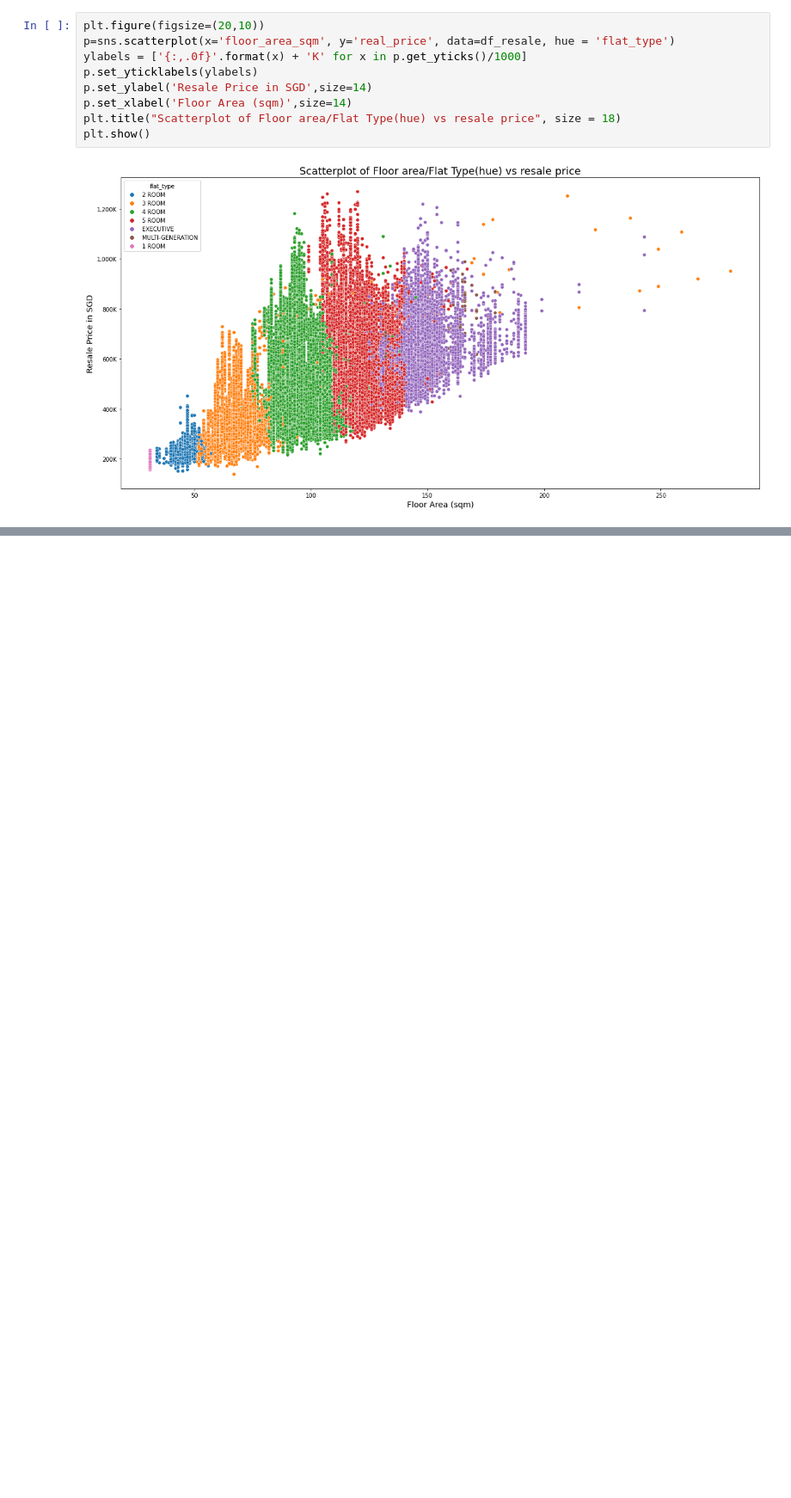
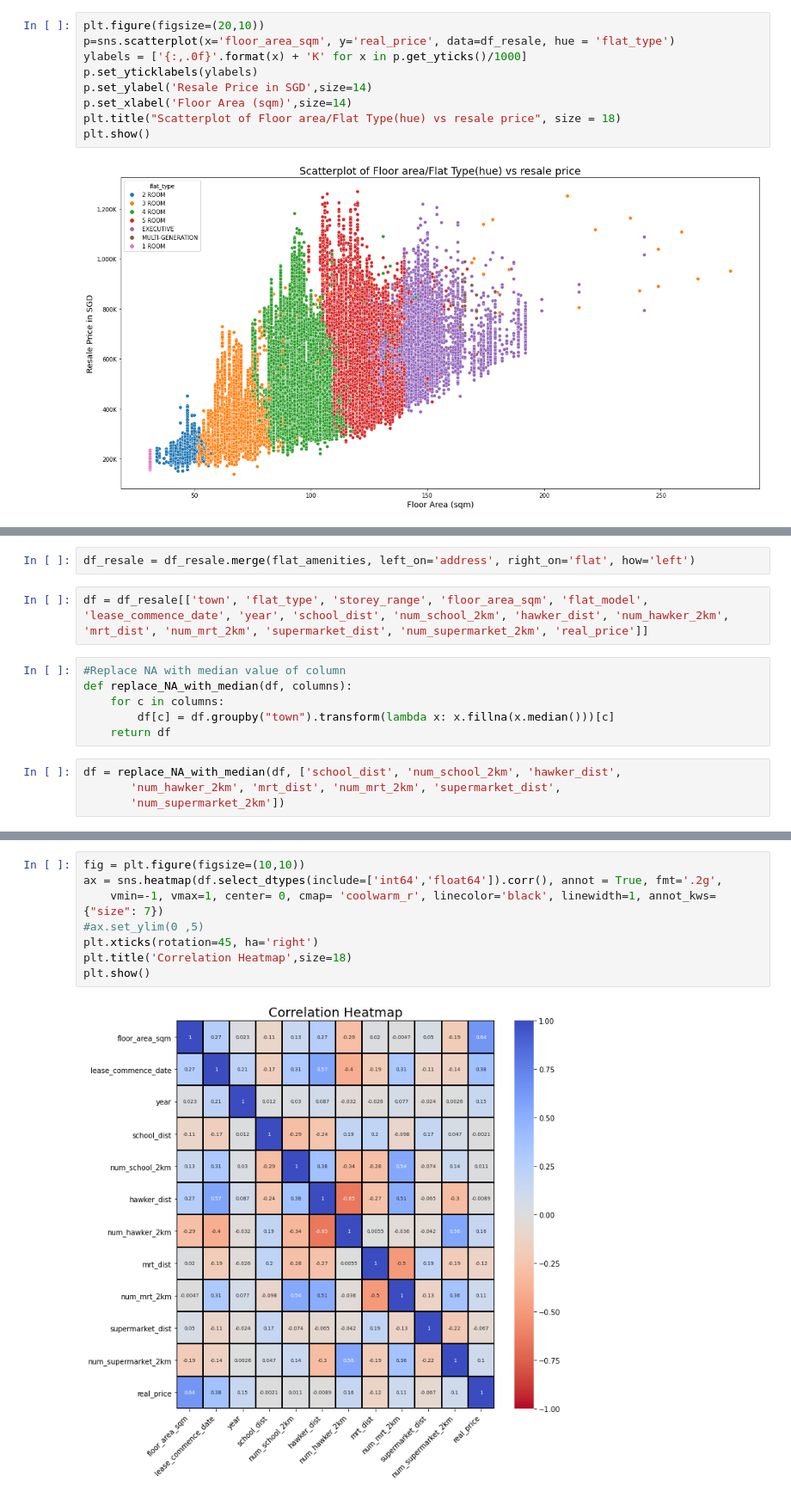
Before and after one commit to kohjw25/HDB-resale-prices-10-year, a Jupyter notebook: HDB resale prices in Singapore (EDA and Viz).ipynb, the cells around one changed output, grey strips where cells are left out. Shown at 86% size. Saved outputs shown, nothing was run; the diff lists cells and outputs as text; blank space fills up the shorter version.

```diff
--- a/HDB resale prices in Singapore (EDA and Viz).ipynb
+++ b/HDB resale prices in Singapore (EDA and Viz).ipynb
@@ -255,0 +594,14 @@ plt.show()
+# %%
+df_resale = df_resale.merge(flat_amenities, left_on='address', right_on='flat', how='left')
+# %%
+df = df_resale[['town', 'flat_type', 'storey_range', 'floor_area_sqm', 'flat_model', 'lease_commence_date', 'year', 'school_dist', 'num_school_2km', 'hawker_dist', 'num_hawker_2km', 'mrt_dist', 'num_mrt_2km', 'supermarket_dist', 'num_supermarket_2km', 'real_price']]
+# %%
+#Replace NA with median value of column
+def replace_NA_with_median(df, columns):
+    for c in columns:
+        df[c] = df.groupby("town").transform(lambda x: x.fillna(x.median()))[c]
+    return df
+# %%
+df = replace_NA_with_median(df, ['school_dist', 'num_school_2km', 'hawker_dist',
+       'num_hawker_2km', 'mrt_dist', 'num_mrt_2km', 'supermarket_dist',
+       'num_supermarket_2km'])
@@ -255,0 +628,10 @@ plt.show()
+# %%
+fig = plt.figure(figsize=(10,10))
+ax = sns.heatmap(df.select_dtypes(include=['int64','float64']).corr(), annot = True, fmt='.2g',
+    vmin=-1, vmax=1, center= 0, cmap= 'coolwarm_r', linecolor='black', linewidth=1, annot_kws={"size": 7})
+#ax.set_ylim(0 ,5)
+plt.xticks(rotation=45, ha='right')
+plt.title('Correlation Heatmap',size=18)
+plt.show()
+# %% [output]
+[figure, added]
```
Also changed, not shown: parts of 67 cells of this notebook, 8 other files.
